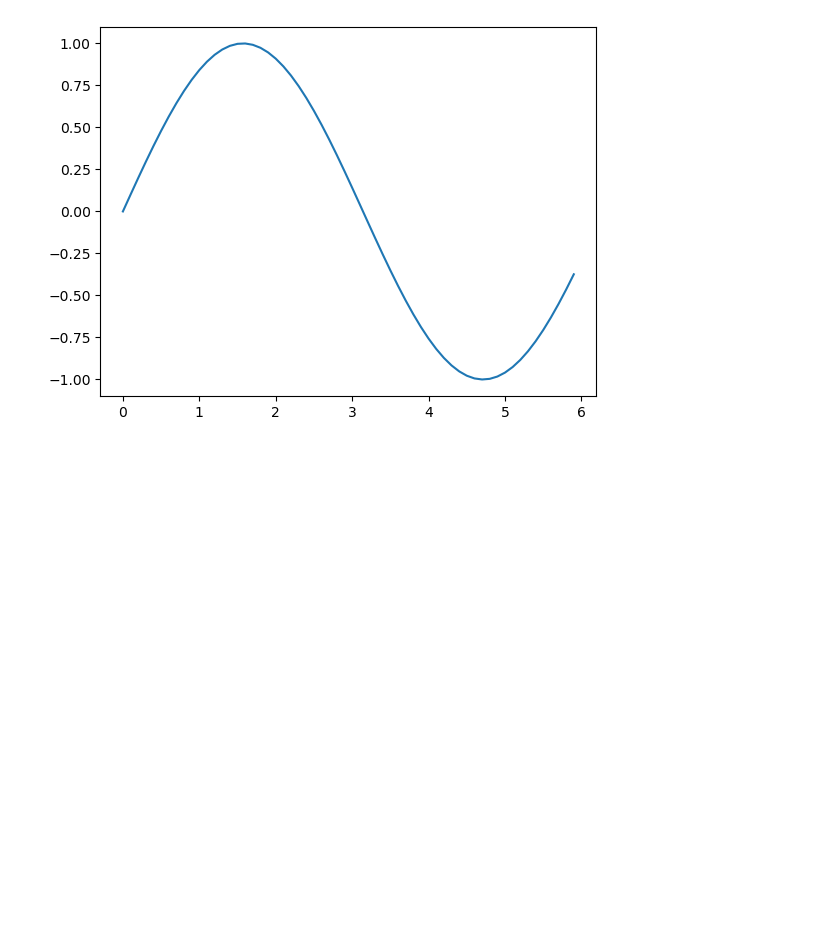
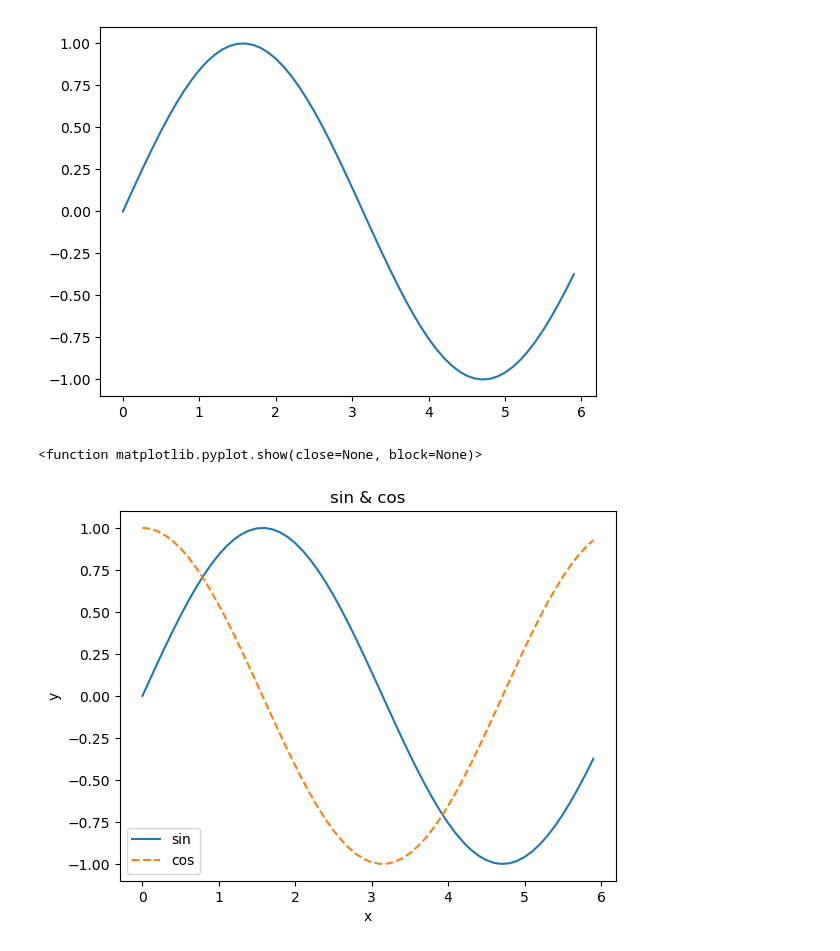
Before and after one commit to xxy1226/-Python-, a Jupyter notebook: ch01/ch01-matplotlib.ipynb, the cells around one changed output. Drawn from its saved outputs; the diff is of its cells as text; code cells hidden in the pictures; blank space fills up the shorter version.

```diff
--- a/ch01/ch01-matplotlib.ipynb
+++ b/ch01/ch01-matplotlib.ipynb
@@ -13,6 +13,15 @@ plt.show
 # %%
 x = np.arange(0, 6, 0.1)
 y1 = np.sin(x)
 y2 = np.cos(x)
 
 plt.plot(x, y1, label="sin")
+plt.plot(x, y2, linestyle="--", label="cos")
+plt.xlabel("x")
+plt.ylabel("y")
+plt.title('sin & cos')
+plt.legend()
+plt.show
+# %% [output]
+<function matplotlib.pyplot.show(close=None, block=None)>
+[figure, added]
```
Also changed, not shown: parts of 1 cell of this notebook, 2 other files.
